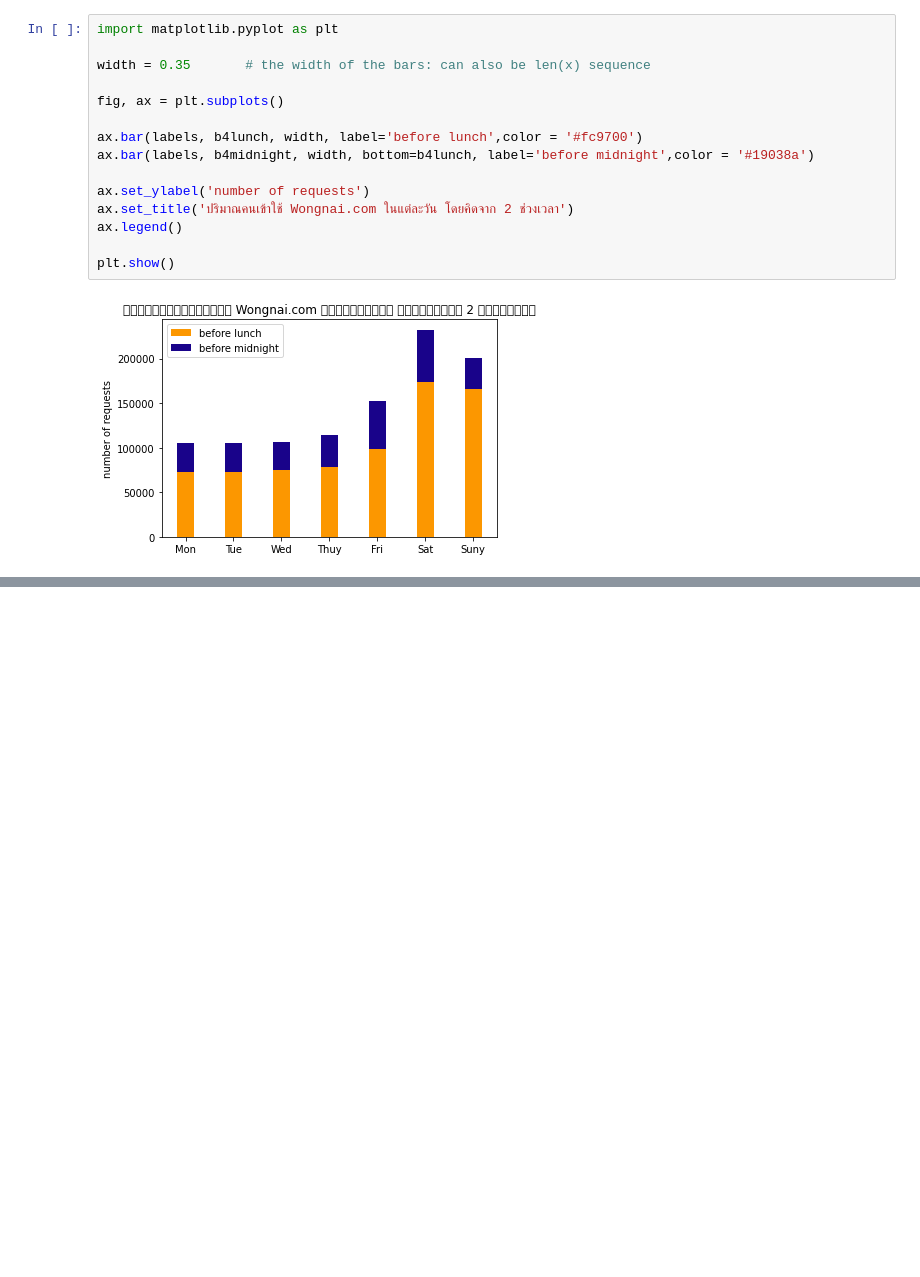
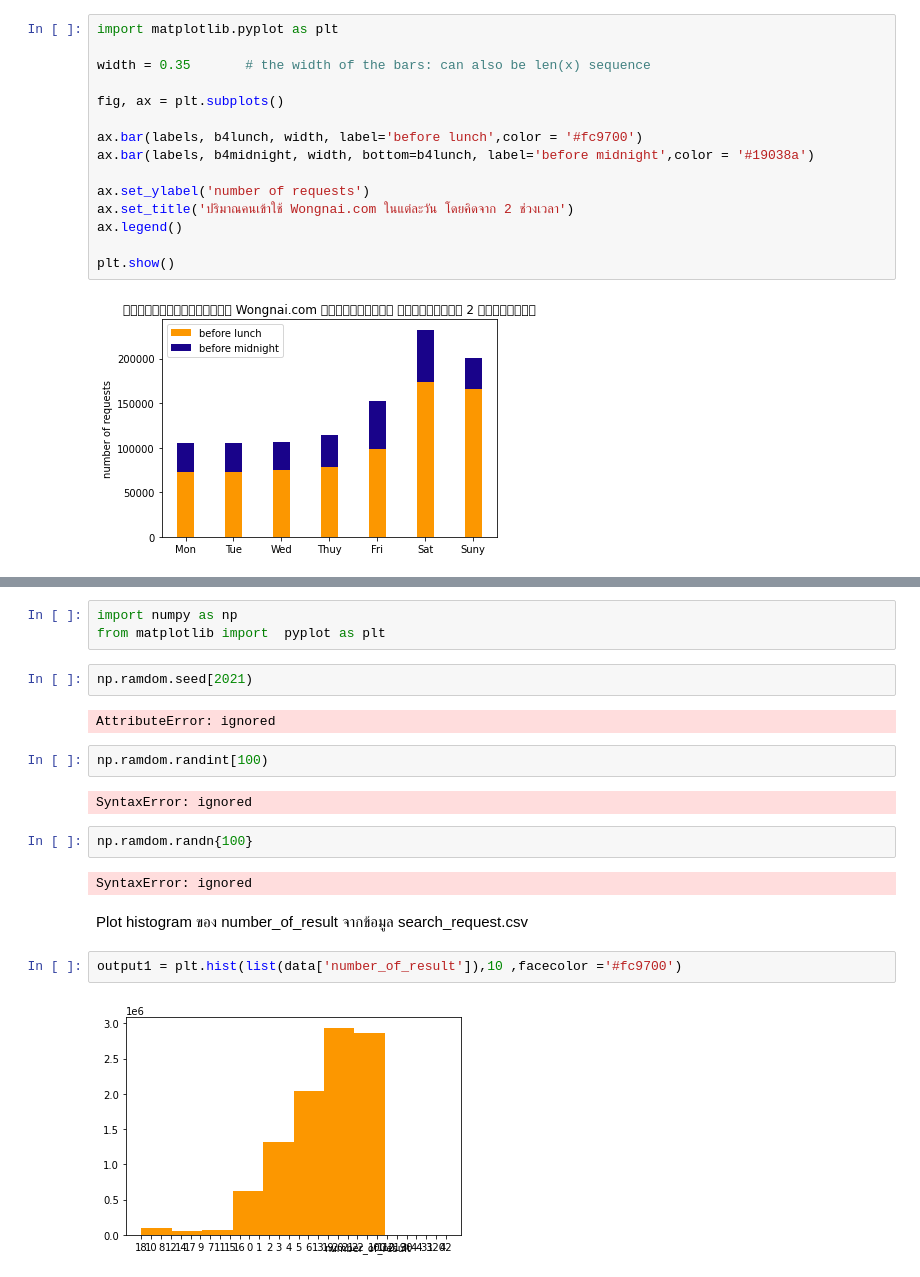
Before and after one commit to tonpiplaifa/data_viz, a Jupyter notebook: Visualize Data Comparison.ipynb, the cells around one changed output, grey strips where cells are left out. Saved outputs shown, nothing was run; the diff lists cells and outputs as text; blank space fills up the shorter version.

Commit message:
plot histogram รอเชคอีกรอบ

```diff
--- a/Visualize Data Comparison.ipynb
+++ b/Visualize Data Comparison.ipynb
@@ -225,0 +228,21 @@ plt.show()
+# %%
+import numpy as np
+from matplotlib import  pyplot as plt
+# %%
+np.ramdom.seed[2021)
+# %% [output]
+AttributeError: ignored
+# %%
+np.ramdom.randint[100)
+# %% [output]
+SyntaxError: ignored
+# %%
+np.ramdom.randn{100}
+# %% [output]
+SyntaxError: ignored
+# %% [markdown]
+Plot histogram ของ number_of_result จากข้อมูล search_request.csv
+# %%
+output1 = plt.hist(list(data['number_of_result']),10 ,facecolor ='#fc9700')
+# %% [output]
+[figure, added]
```
Also changed, not shown: parts of 1 cell of this notebook.
